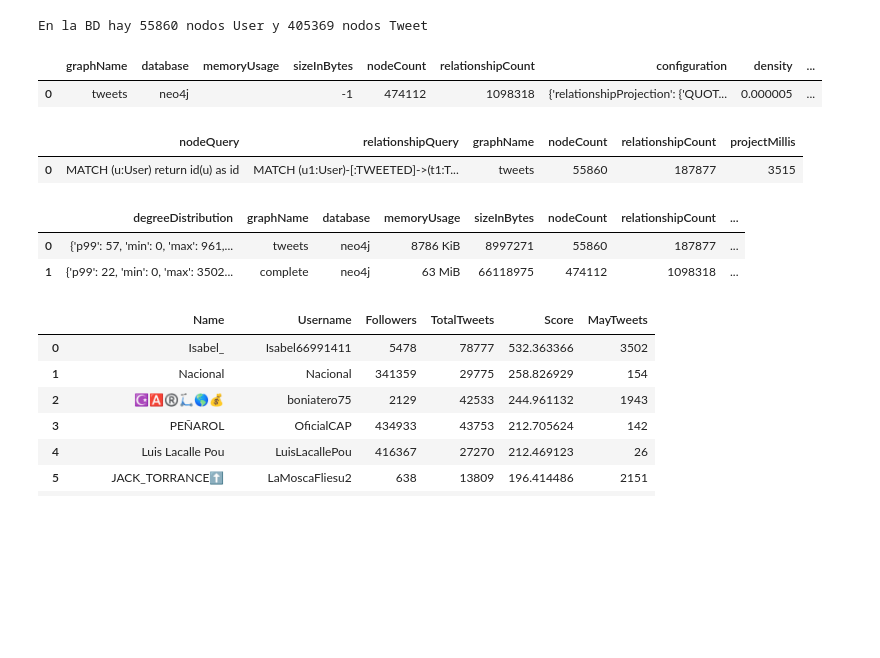
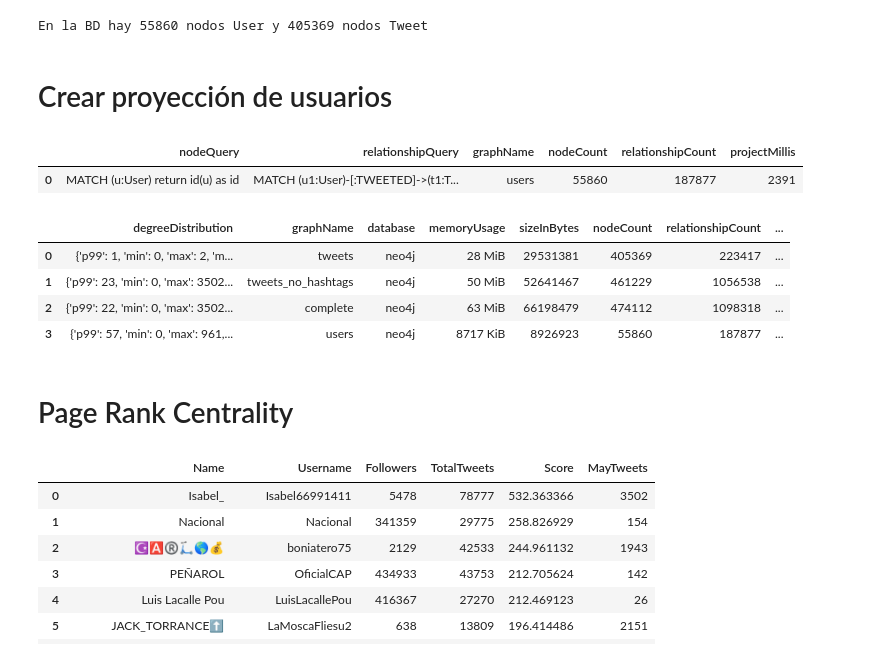
Before and after one commit to rodrigallardo/twitter-uy, a Jupyter notebook: consultas_ds.ipynb, the cells around one changed output. Saved outputs shown, nothing was run; the diff lists cells and outputs as text; code cells hidden in the pictures; blank space fills up the shorter version.

Commit message:
Emprolijar consultas centralidad

```diff
--- a/consultas_ds.ipynb
+++ b/consultas_ds.ipynb
@@ -12,7 +12,7 @@ print ('py2neo version', py2neo.__version__)
 py2neo version 2021.2.3
 # %%
 db_url = 'neo4j@bolt://neo4j@localhost:7687'
-db_pass = 'tweets'
+db_pass = ''
 
 graph = Graph(db_url, password = db_pass)
 # %%
@@ -29,57 +29,49 @@ result_tweets=graph.evaluate(nro_nodos_tweet)
 print(f'En la BD hay {result_users} nodos User y {result_tweets} nodos Tweet')
 # %% [output]
 En la BD hay 55860 nodos User y 405369 nodos Tweet
-# %%
-# query for dropping a projection from the catalog
-query = (
-    "CALL gds.graph.drop('tweets') "
-)
-
-result = graph.run(query).to_data_frame()
-
-result
-# %% [output]
-|  | graphName | database | memoryUsage | sizeInBytes | nodeCount | relationshipCount | configuration | density | ... |
-| 0 | tweets | neo4j |  | -1 | 474112 | 1098318 | {'relationshipProjection': {'QUOT... | 0.000005 | ... |
+# %% [markdown]
+# Crear proyección de usuarios
 # %%
-# Create a projection of the graph and store it on the catalog
-# We use the user projection described in https://towardsdatascience.com/using-neo4j-graph-database-to-analyze-twitter-data-6e3d38042af1
+# Crear una proyección del grafo y almacenarla en el catalogo
+# Se usa la proyección de usuarios descripta en https://towardsdatascience.com/using-neo4j-graph-database-to-analyze-twitter-data-6e3d38042af1
 user_projecion = 'MATCH (u:User) return id(u) as id'
 relationships_projection = (
     "MATCH (u1:User)-[:TWEETED]->(t1:Tweet)<-[:QUOTE|REPLY]-(t2:Tweet)<-[:TWEETED]-(u2:User) "
     "RETURN id(u2) as source, id(u1) as target "
     "UNION "
     "MATCH (u1:User)<-[:MENTIONS]-(t1:Tweet)<-[:QUOTE|REPLY]-(t2:Tweet)<-[:TWEETED]-(u2:User) "
     "RETURN id(u2) as source, id(u1) as target "
     "UNION "
     "MATCH (u1:USER)<-[:MENTIONS]-(t1:Tweet)<-[:TWEETED]-(u2:User) "
     "RETURN id(u2) as source, id(u1) as target "
 )
 
-nodos_tweet = (
-    f"CALL gds.graph.project.cypher('tweets', '{user_projecion}', '{relationships_projection}') "
+query = (
+    f"CALL gds.graph.project.cypher('users', '{user_projecion}', '{relationships_projection}') "
 )
 
-#evaluamos las consultas
-tweets=graph.run(nodos_tweet).to_data_frame()
+results=graph.run(query).to_data_frame()
 
-tweets
+results
 # %% [output]
 |  | nodeQuery | relationshipQuery | graphName | nodeCount | relationshipCount | projectMillis |
-| 0 | MATCH (u:User) return id(u) as id | MATCH (u1:User)-[:TWEETED]->(t1:T... | tweets | 55860 | 187877 | 3515 |
+| 0 | MATCH (u:User) return id(u) as id | MATCH (u1:User)-[:TWEETED]->(t1:T... | users | 55860 | 187877 | 2391 |
-# %%
-# Retrieve all graphs on the catalog to see if it was stored correctly
-
-query = (
-    "CALL gds.graph.list() "
-)
-
-#evaluamos las consultas
-tweets=graph.run(query).to_data_frame()
-
-tweets
-# %% [output]
-|  | degreeDistribution | graphName | database | memoryUsage | sizeInBytes | nodeCount | relationshipCount | ... |
-| 0 | {'p99': 57, 'min': 0, 'max': 961,... | tweets | neo4j | 8786 KiB | 8997271 | 55860 | 187877 | ... |
-| 1 | {'p99': 22, 'min': 0, 'max': 3502... | complete | neo4j | 63 MiB | 66118975 | 474112 | 1098318 | ... |
+# %%
+# Retornar todas las proyecciones del catalogo para validar
+
+query = (
+    "CALL gds.graph.list() "
+)
+
+results=graph.run(query).to_data_frame()
+
+results
+# %% [output]
+|  | degreeDistribution | graphName | database | memoryUsage | sizeInBytes | nodeCount | relationshipCount | ... |
+| 0 | {'p99': 1, 'min': 0, 'max': 2, 'm... | tweets | neo4j | 28 MiB | 29531381 | 405369 | 223417 | ... |
+| 1 | {'p99': 23, 'min': 0, 'max': 3502... | tweets_no_hashtags | neo4j | 50 MiB | 52641467 | 461229 | 1056538 | ... |
+| 2 | {'p99': 22, 'min': 0, 'max': 3502... | complete | neo4j | 63 MiB | 66198479 | 474112 | 1098318 | ... |
+| 3 | {'p99': 57, 'min': 0, 'max': 961,... | users | neo4j | 8717 KiB | 8926923 | 55860 | 187877 | ... |
+# %% [markdown]
+# Page Rank Centrality
 # %%
```
Also changed, not shown: parts of 9 cells of this notebook.
